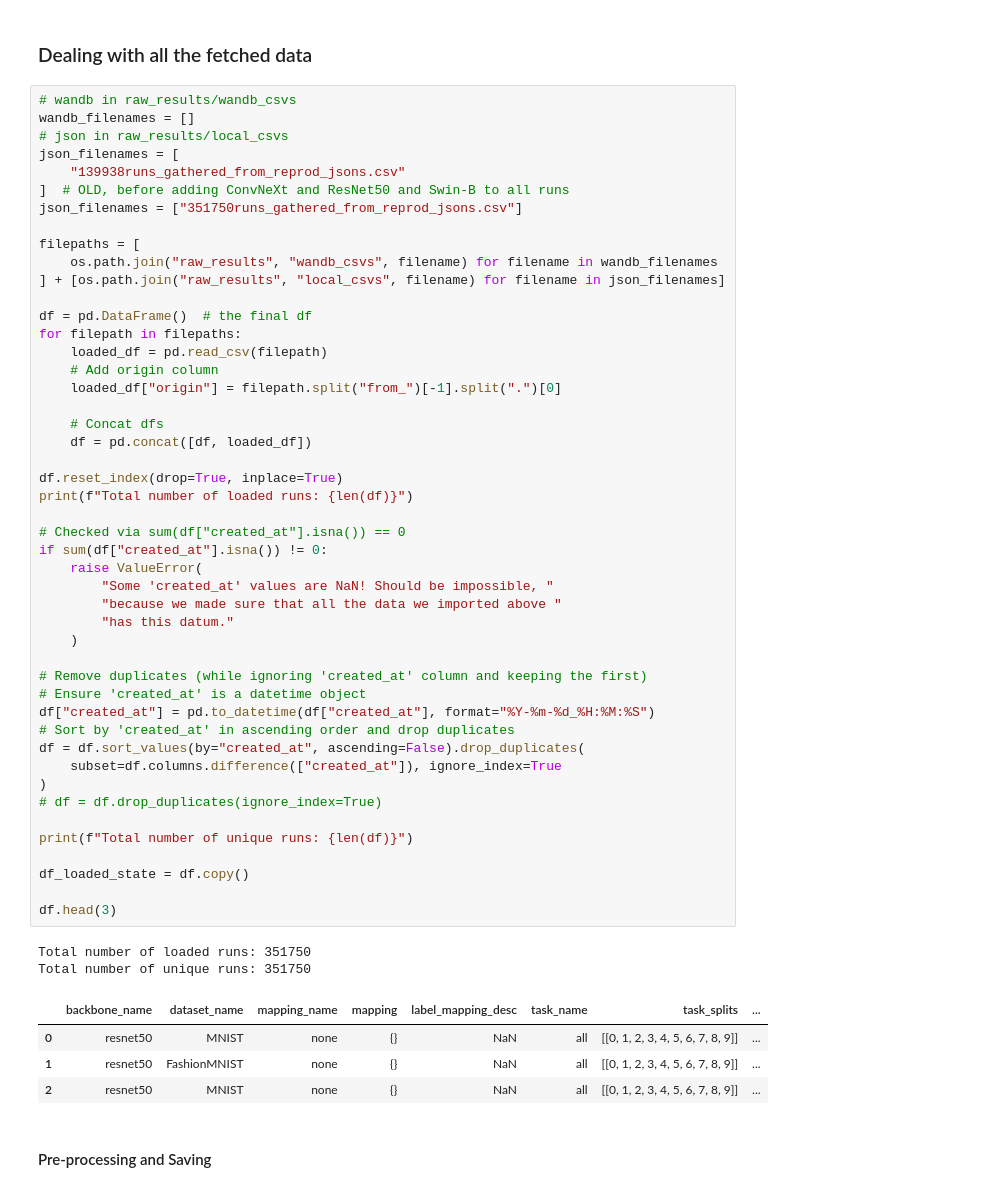
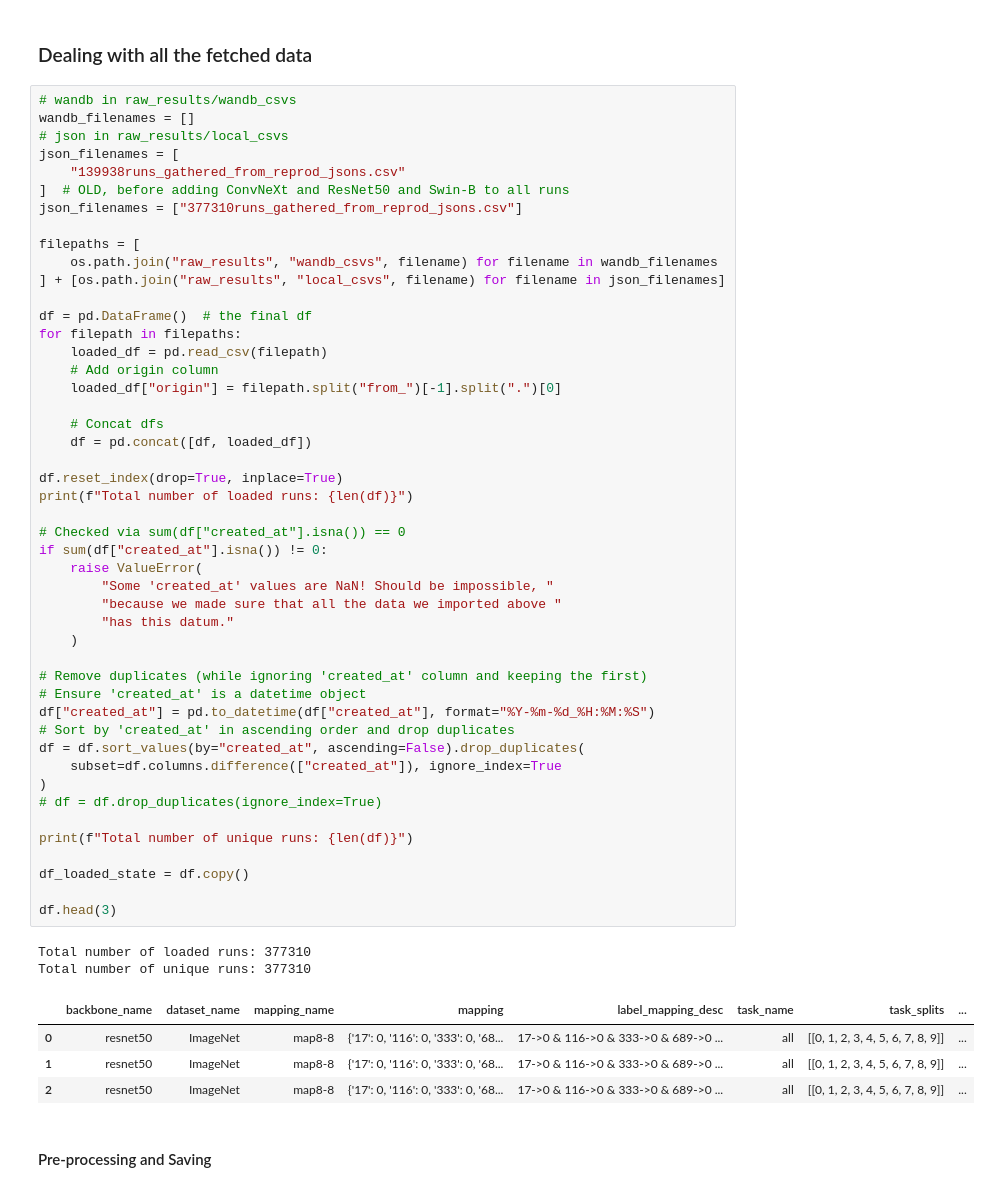
Before and after one commit to DATEXIS/IMPRINT, a Jupyter notebook: analysis/analysis.ipynb, the cells around one changed output. Cells and saved outputs as stored; diff of their text form.

```diff
--- a/analysis/analysis.ipynb
+++ b/analysis/analysis.ipynb
@@ -122,7 +122,7 @@ wandb_filenames = []
 json_filenames = [
     "139938runs_gathered_from_reprod_jsons.csv"
 ]  # OLD, before adding ConvNeXt and ResNet50 and Swin-B to all runs
-json_filenames = ["351750runs_gathered_from_reprod_jsons.csv"]
+json_filenames = ["377310runs_gathered_from_reprod_jsons.csv"]
 
 filepaths = [
     os.path.join("raw_results", "wandb_csvs", filename) for filename in wandb_filenames
@@ -137,38 +137,38 @@ for filepath in filepaths:
     # Concat dfs
     df = pd.concat([df, loaded_df])
 
 df.reset_index(drop=True, inplace=True)
 print(f"Total number of loaded runs: {len(df)}")
 
 # Checked via sum(df["created_at"].isna()) == 0
 if sum(df["created_at"].isna()) != 0:
     raise ValueError(
         "Some 'created_at' values are NaN! Should be impossible, "
         "because we made sure that all the data we imported above "
         "has this datum."
     )
 
 # Remove duplicates (while ignoring 'created_at' column and keeping the first)
 # Ensure 'created_at' is a datetime object
 df["created_at"] = pd.to_datetime(df["created_at"], format="%Y-%m-%d_%H:%M:%S")
 # Sort by 'created_at' in ascending order and drop duplicates
 df = df.sort_values(by="created_at", ascending=False).drop_duplicates(
     subset=df.columns.difference(["created_at"]), ignore_index=True
 )
 # df = df.drop_duplicates(ignore_index=True)
 
 print(f"Total number of unique runs: {len(df)}")
 
 df_loaded_state = df.copy()
 
 df.head(3)
 # %% [output]
-Total number of loaded runs: 351750
-Total number of unique runs: 351750
+Total number of loaded runs: 377310
+Total number of unique runs: 377310
 |  | backbone_name | dataset_name | mapping_name | mapping | label_mapping_desc | task_name | task_splits | ... |
-| 0 | resnet50 | MNIST | none | {} | NaN | all | [[0, 1, 2, 3, 4, 5, 6, 7, 8, 9]] | ... |
-| 1 | resnet50 | FashionMNIST | none | {} | NaN | all | [[0, 1, 2, 3, 4, 5, 6, 7, 8, 9]] | ... |
-| 2 | resnet50 | MNIST | none | {} | NaN | all | [[0, 1, 2, 3, 4, 5, 6, 7, 8, 9]] | ... |
+| 0 | resnet50 | ImageNet | map8-8 | {'17': 0, '116': 0, '333': 0, '68... | 17->0 & 116->0 & 333->0 & 689->0 ... | all | [[0, 1, 2, 3, 4, 5, 6, 7, 8, 9]] | ... |
+| 1 | resnet50 | ImageNet | map8-8 | {'17': 0, '116': 0, '333': 0, '68... | 17->0 & 116->0 & 333->0 & 689->0 ... | all | [[0, 1, 2, 3, 4, 5, 6, 7, 8, 9]] | ... |
+| 2 | resnet50 | ImageNet | map8-8 | {'17': 0, '116': 0, '333': 0, '68... | 17->0 & 116->0 & 333->0 & 689->0 ... | all | [[0, 1, 2, 3, 4, 5, 6, 7, 8, 9]] | ... |
 # %% [markdown]
 #### Pre-processing and Saving
 # %%
```
Also changed, not shown: parts of 7 cells of this notebook.
